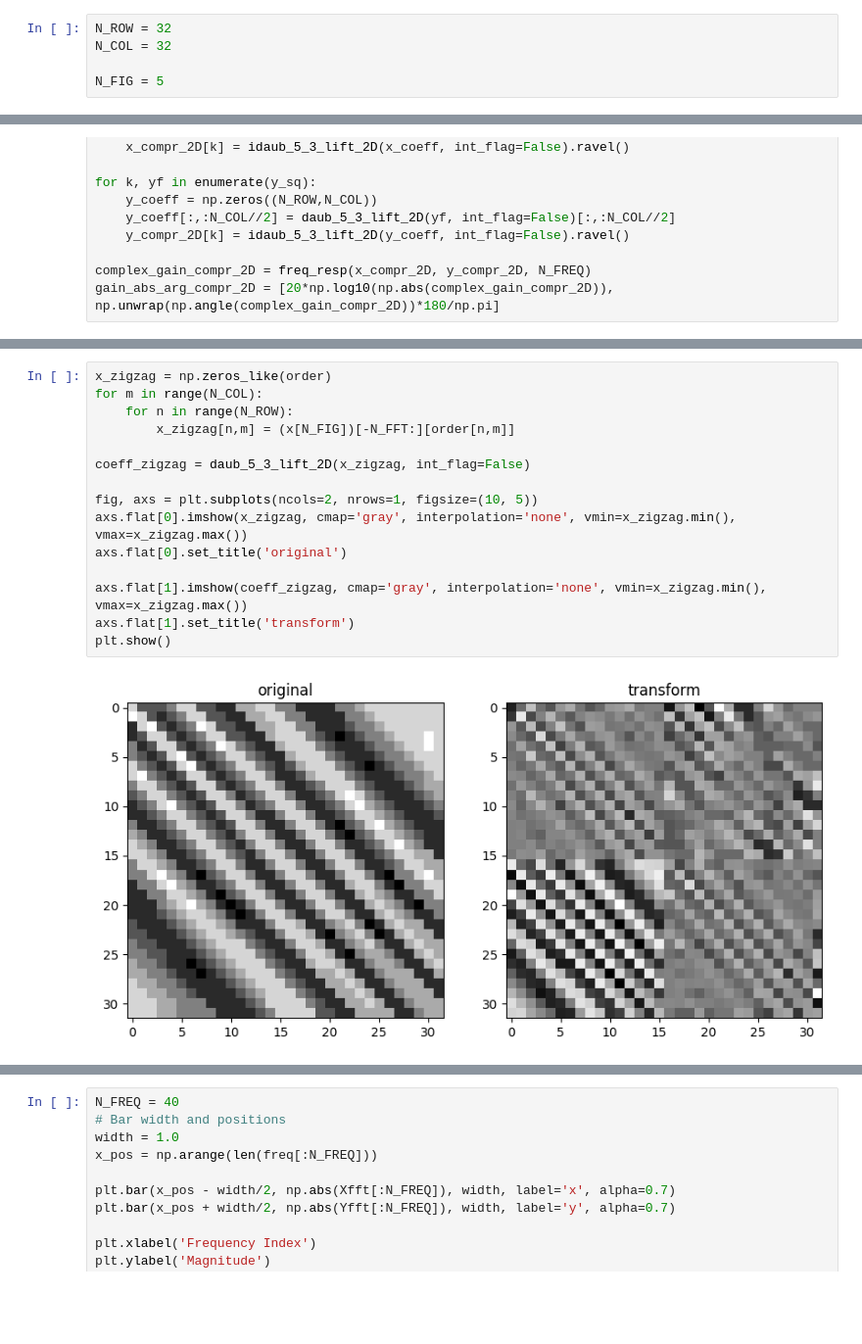
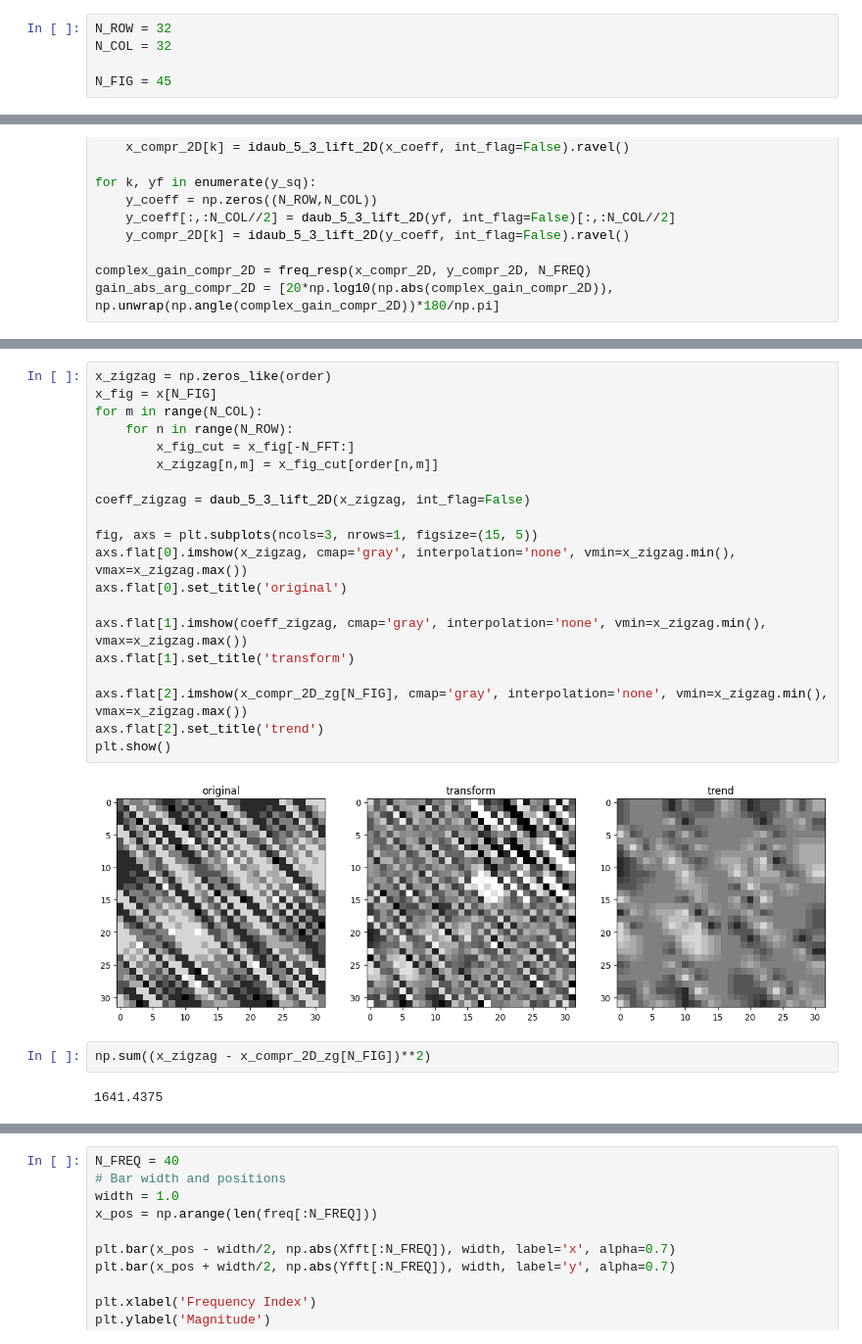
Before and after one commit to romangorbunov91/daub_5_3-int-to-int, a Jupyter notebook: fft_test.ipynb, the cells around one changed output, grey strips where cells are left out. Shown at 98% size. Drawn from its saved outputs; the diff is of its cells as text; blank space fills up the shorter version.

```diff
--- a/fft_test.ipynb
+++ b/fft_test.ipynb
@@ -184,7 +182,7 @@ plt.show()
 N_ROW = 32
 N_COL = 32
 
-N_FIG = 5
+N_FIG = 45
 # %%
 x_sq = np.empty((N_FREQ,), dtype=object)
 for k, xf in enumerate(x):
@@ -277,20 +291,29 @@ IndexError: index 40 is out of bounds for axis 0 with size 40
 # %%
 x_zigzag = np.zeros_like(order)
+x_fig = x[N_FIG]
 for m in range(N_COL):
     for n in range(N_ROW):
-        x_zigzag[n,m] = (x[N_FIG])[-N_FFT:][order[n,m]]
+        x_fig_cut = x_fig[-N_FFT:]
+        x_zigzag[n,m] = x_fig_cut[order[n,m]]
 
 coeff_zigzag = daub_5_3_lift_2D(x_zigzag, int_flag=False)
 
-fig, axs = plt.subplots(ncols=2, nrows=1, figsize=(10, 5))
+fig, axs = plt.subplots(ncols=3, nrows=1, figsize=(15, 5))
 axs.flat[0].imshow(x_zigzag, cmap='gray', interpolation='none', vmin=x_zigzag.min(), vmax=x_zigzag.max())
 axs.flat[0].set_title('original')
 
 axs.flat[1].imshow(coeff_zigzag, cmap='gray', interpolation='none', vmin=x_zigzag.min(), vmax=x_zigzag.max())
 axs.flat[1].set_title('transform')
+
+axs.flat[2].imshow(x_compr_2D_zg[N_FIG], cmap='gray', interpolation='none', vmin=x_zigzag.min(), vmax=x_zigzag.max())
+axs.flat[2].set_title('trend')
 plt.show()
 # %% [output]
-[figure, old version]
+[figure, new version]
+# %%
+np.sum((x_zigzag - x_compr_2D_zg[N_FIG])**2)
+# %% [output]
+1641.4375
 # %%
 coeff_zigzag_masked = np.zeros_like(coeff_zigzag)
 coeff_zigzag_masked[-N_ROW//2:,:N_COL//2] = coeff_zigzag[-N_ROW//2:,:N_COL//2]
```
Also changed, not shown: parts of 12 cells of this notebook.
